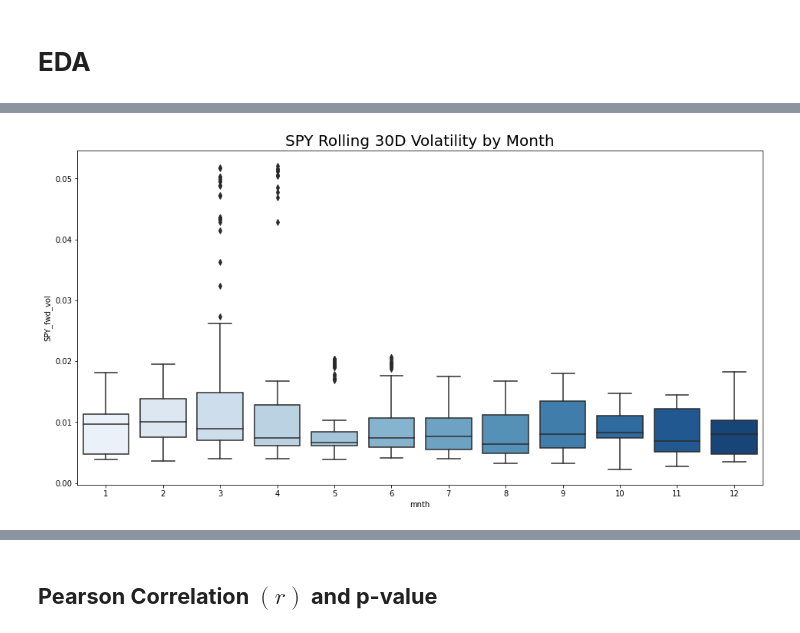
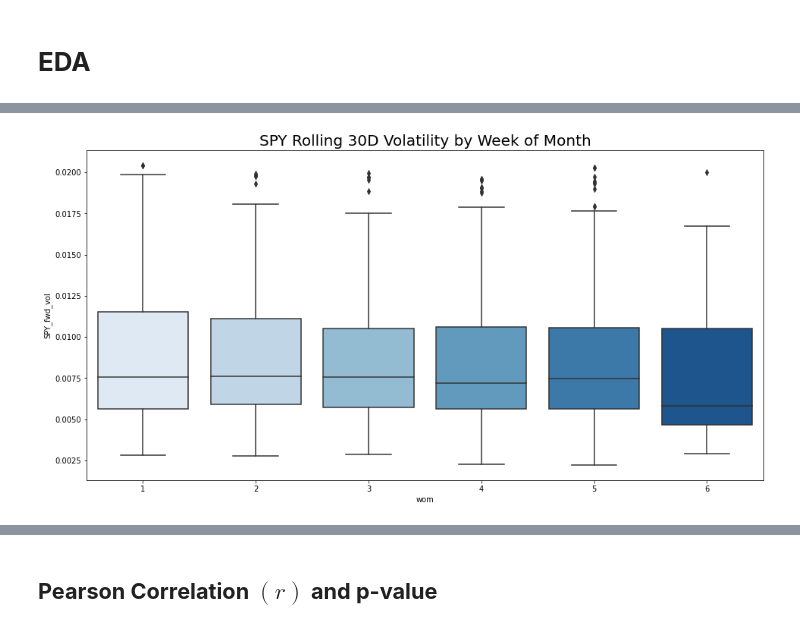
Before and after one commit to buttersaltpepper/Financial-Data-Analytics, a Jupyter notebook: PredictingVolatility.ipynb, the cells around one changed output, grey strips where cells are left out. Cells and saved outputs as stored; diff of their text form; code cells hidden in the pictures.

```diff
--- a/PredictingVolatility.ipynb
+++ b/PredictingVolatility.ipynb
@@ -84,6 +62,6 @@ data = yf.download(tickers_list)['Adj Close'].dropna()
 # %%
 # Shift foward
-fwrd = 5
+fwrd = 1
 rolling_feature = 30
 
 log_rets = np.log(data/data.shift(1))
@@ -120,9 +97,9 @@ def weekinmonth(dates):
 df['mnth'] = df.index.month
 df['wom'] = weekinmonth(df.index)
 # %%
-# COVID outlier
-post_covid = df[(df.index > '2020-4-1')]
-# pre_covid = df[(df.index < '2020-02-1')]
+# Remove COVID outlier
+post_covid = df[(df.index > '2020-6-1')]
+pre_covid = df[(df.index < '2020-01-1')]
 
-train = post_covid
-# train = pd.concat([pre_covid, post_covid])
+# train = post_covid
+train = pd.concat([pre_covid, post_covid])
@@ -129,6 +112,6 @@ train = post_covid
 # %%
-plt.title('SPY Rolling 30D Volatility by Month', fontsize=20)
-sns.boxplot(data=df, x='mnth', y='SPY_fwd_vol', palette='Blues')
+plt.title('SPY Rolling 30D Volatility by Week of Month', fontsize=20)
+sns.boxplot(data=train, x='wom', y='SPY_fwd_vol', palette='Blues')
 plt.show()
 # %% [output]
-[figure, old version]
+[figure, new version]
```
Also changed, not shown: parts of 31 cells of this notebook.
